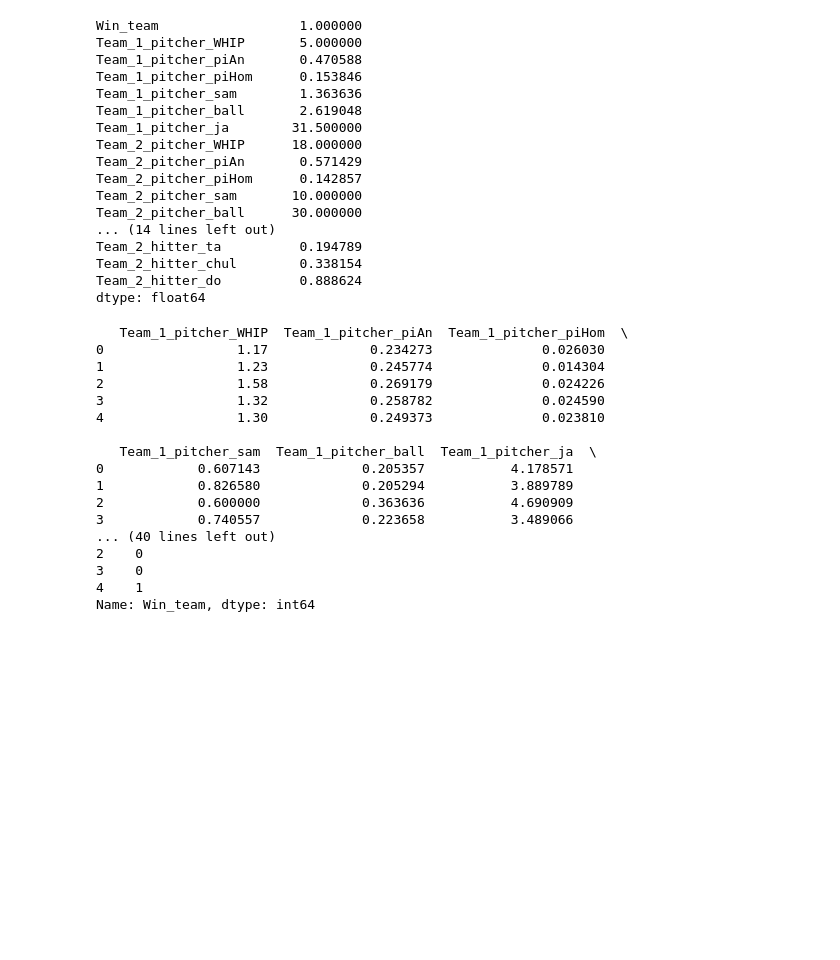
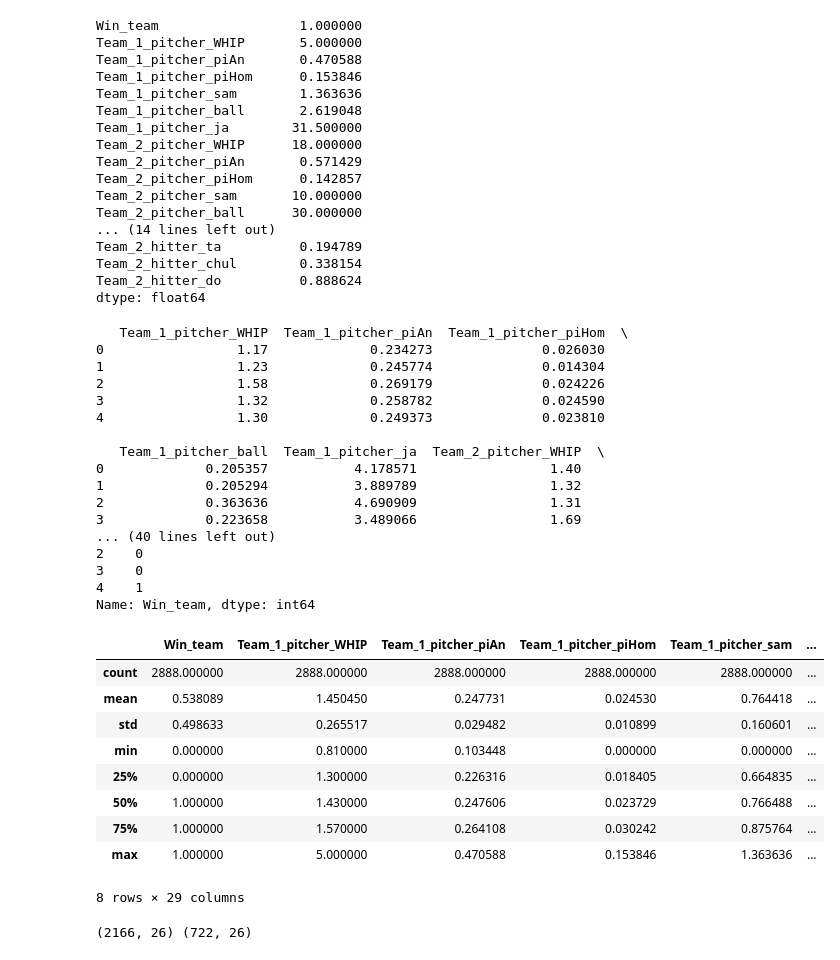
Before and after one commit to ssom94091/CP2_6_Team, a Jupyter notebook: machine_learning/Randomforest training.ipynb, the cells around one changed output. Saved outputs shown, nothing was run; the diff lists cells and outputs as text; code cells hidden in the pictures; blank space fills up the shorter version.

```diff
--- a/machine_learning/Randomforest training.ipynb
+++ b/machine_learning/Randomforest training.ipynb
@@ -73,8 +73,8 @@ dtype: float64
 csv_data['Team_1_hitter_deg'].replace(np.inf, np.nan, inplace=True)
 csv_data['Team_2_hitter_deg'].replace(np.inf, np.nan, inplace=True)
 
-csv_data['Team_1_hitter_deg'].replace(np.nan, csv_data['Team_1_hitter_deg'].mean(), inplace=True)
-csv_data['Team_2_hitter_deg'].replace(np.nan, csv_data['Team_2_hitter_deg'].mean(), inplace=True)
+csv_data['Team_1_hitter_deg'].replace(np.nan, csv_data['Team_1_hitter_deg'].mean() * 0.7, inplace=True)
+csv_data['Team_2_hitter_deg'].replace(np.nan, csv_data['Team_2_hitter_deg'].mean() * 0.7, inplace=True)
 # %%
 print(csv_data.max())
 # %% [output]
@@ -96,7 +96,7 @@ Team_2_hitter_chul        0.338154
 Team_2_hitter_do          0.888624
 dtype: float64
 # %%
-train_data = csv_data.drop('Win_team', axis=1)
+train_data = csv_data.drop(['Win_team'] ,axis=1)
 target_data = csv_data['Win_team']
 
 print(train_data.head(5))
@@ -109,16 +109,41 @@ print(target_data.head(5))
 3                 1.32             0.258782              0.024590
 4                 1.30             0.249373              0.023810
 
-   Team_1_pitcher_sam  Team_1_pitcher_ball  Team_1_pitcher_ja  \
-0            0.607143             0.205357           4.178571
-1            0.826580             0.205294           3.889789
-2            0.600000             0.363636           4.690909
-3            0.740557             0.223658           3.489066
+   Team_1_pitcher_ball  Team_1_pitcher_ja  Team_2_pitcher_WHIP  \
+0             0.205357           4.178571                 1.40
+1             0.205294           3.889789                 1.32
+2             0.363636           4.690909                 1.31
+3             0.223658           3.489066                 1.69
 ... (40 lines left out)
 2    0
 3    0
 4    1
 Name: Win_team, dtype: int64
+# %%
+csv_data.describe()
+# %% [output]
+|  | Win_team | Team_1_pitcher_WHIP | Team_1_pitcher_piAn | Team_1_pitcher_piHom | Team_1_pitcher_sam | ... |
+| count | 2888.000000 | 2888.000000 | 2888.000000 | 2888.000000 | 2888.000000 | ... |
+| mean | 0.538089 | 1.450450 | 0.247731 | 0.024530 | 0.764418 | ... |
+| std | 0.498633 | 0.265517 | 0.029482 | 0.010899 | 0.160601 | ... |
+| min | 0.000000 | 0.810000 | 0.103448 | 0.000000 | 0.000000 | ... |
+| 25% | 0.000000 | 1.300000 | 0.226316 | 0.018405 | 0.664835 | ... |
+| 50% | 1.000000 | 1.430000 | 0.247606 | 0.023729 | 0.766488 | ... |
+| 75% | 1.000000 | 1.570000 | 0.264108 | 0.030242 | 0.875764 | ... |
+| max | 1.000000 | 5.000000 | 0.470588 | 0.153846 | 1.363636 | ... |
+8 rows × 29 columns
 # %%
+from sklearn.preprocessing import StandardScaler
+
 X_train, X_test, y_train, y_test = train_test_split(train_data, target_data,
                                                     test_size=0.25 , random_state= 156)
+
+print(X_train.shape, X_test.shape)
+
+ss = StandardScaler()
+ss.fit(X_train)
+
+train_scaled = ss.transform(X_train)
+test_scaled = ss.transform(X_test)
+# %% [output]
+(2166, 26) (722, 26)
```
Also changed, not shown: parts of 5 cells of this notebook, 39 other files.
